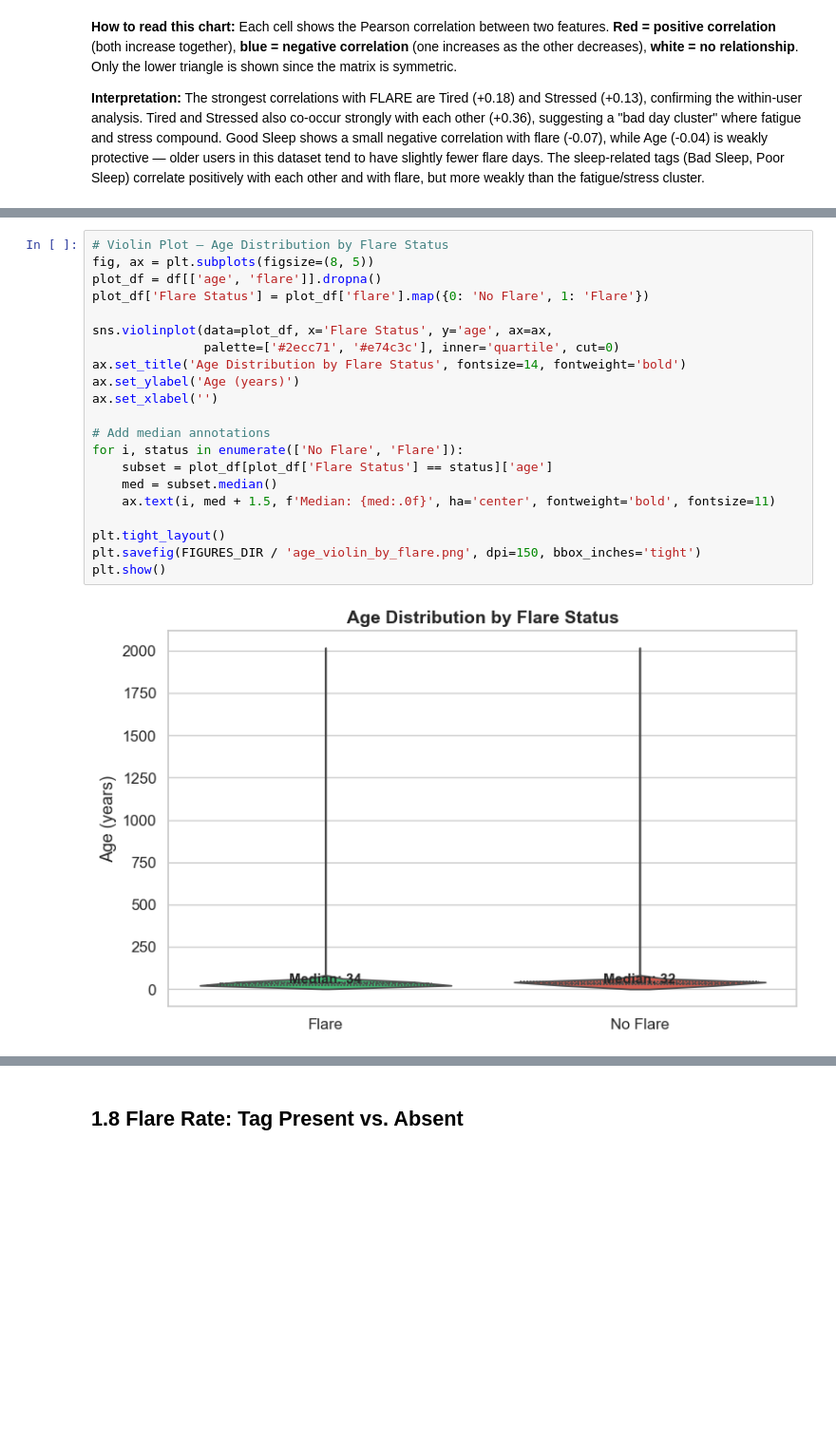
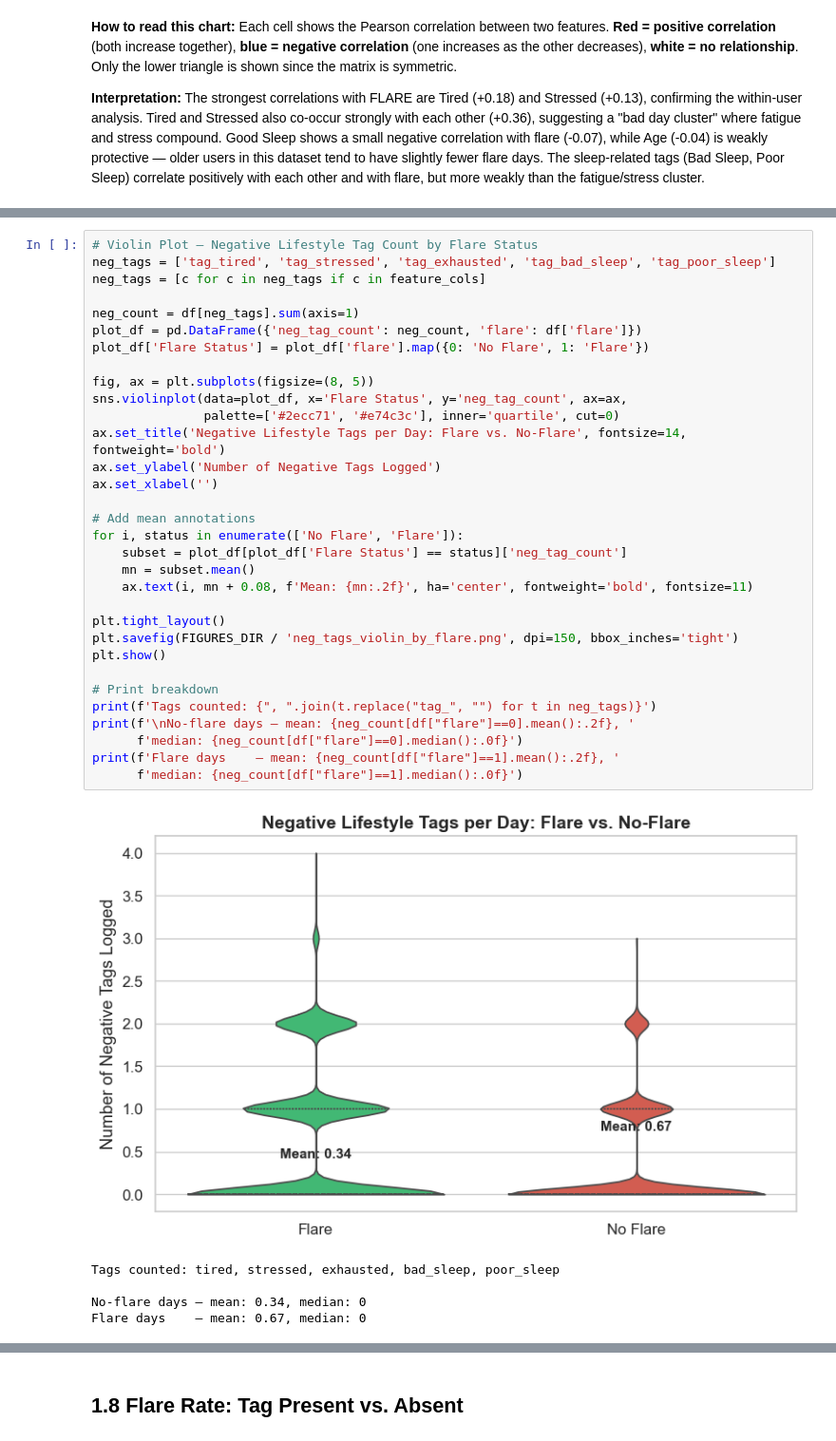
Before and after one commit to hannypoo/msis522-hw1, a Jupyter notebook: notebooks/hw1_analysis.ipynb, the cells around one changed output, grey strips where cells are left out. Shown at 95% size. Saved outputs shown, nothing was run; the diff lists cells and outputs as text; blank space fills up the shorter version.

```diff
--- a/notebooks/hw1_analysis.ipynb
+++ b/notebooks/hw1_analysis.ipynb
@@ -544,23 +544,38 @@ plt.show()
 # %%
-# Violin Plot — Age Distribution by Flare Status
-fig, ax = plt.subplots(figsize=(8, 5))
-plot_df = df[['age', 'flare']].dropna()
+# Violin Plot — Negative Lifestyle Tag Count by Flare Status
+neg_tags = ['tag_tired', 'tag_stressed', 'tag_exhausted', 'tag_bad_sleep', 'tag_poor_sleep']
+neg_tags = [c for c in neg_tags if c in feature_cols]
+
+neg_count = df[neg_tags].sum(axis=1)
+plot_df = pd.DataFrame({'neg_tag_count': neg_count, 'flare': df['flare']})
 plot_df['Flare Status'] = plot_df['flare'].map({0: 'No Flare', 1: 'Flare'})
 
-sns.violinplot(data=plot_df, x='Flare Status', y='age', ax=ax,
+fig, ax = plt.subplots(figsize=(8, 5))
+sns.violinplot(data=plot_df, x='Flare Status', y='neg_tag_count', ax=ax,
                palette=['#2ecc71', '#e74c3c'], inner='quartile', cut=0)
-ax.set_title('Age Distribution by Flare Status', fontsize=14, fontweight='bold')
-ax.set_ylabel('Age (years)')
+ax.set_title('Negative Lifestyle Tags per Day: Flare vs. No-Flare', fontsize=14, fontweight='bold')
+ax.set_ylabel('Number of Negative Tags Logged')
 ax.set_xlabel('')
 
-# Add median annotations
+# Add mean annotations
 for i, status in enumerate(['No Flare', 'Flare']):
-    subset = plot_df[plot_df['Flare Status'] == status]['age']
-    med = subset.median()
-    ax.text(i, med + 1.5, f'Median: {med:.0f}', ha='center', fontweight='bold', fontsize=11)
+    subset = plot_df[plot_df['Flare Status'] == status]['neg_tag_count']
+    mn = subset.mean()
+    ax.text(i, mn + 0.08, f'Mean: {mn:.2f}', ha='center', fontweight='bold', fontsize=11)
 
 plt.tight_layout()
-plt.savefig(FIGURES_DIR / 'age_violin_by_flare.png', dpi=150, bbox_inches='tight')
+plt.savefig(FIGURES_DIR / 'neg_tags_violin_by_flare.png', dpi=150, bbox_inches='tight')
 plt.show()
+
+# Print breakdown
+print(f'Tags counted: {", ".join(t.replace("tag_", "") for t in neg_tags)}')
+print(f'\nNo-flare days — mean: {neg_count[df["flare"]==0].mean():.2f}, '
+      f'median: {neg_count[df["flare"]==0].median():.0f}')
+print(f'Flare days    — mean: {neg_count[df["flare"]==1].mean():.2f}, '
+      f'median: {neg_count[df["flare"]==1].median():.0f}')
 # %% [output]
-[figure, old version]
+[figure, new version]
+Tags counted: tired, stressed, exhausted, bad_sleep, poor_sleep
+
+No-flare days — mean: 0.34, median: 0
+Flare days    — mean: 0.67, median: 0
```
Also changed, not shown: parts of 5 cells of this notebook, 3 other files.
